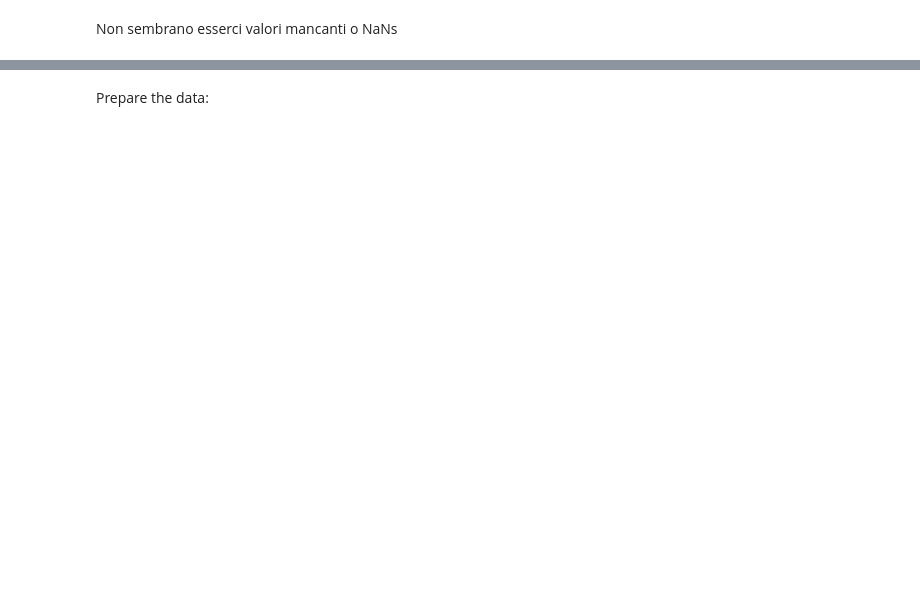
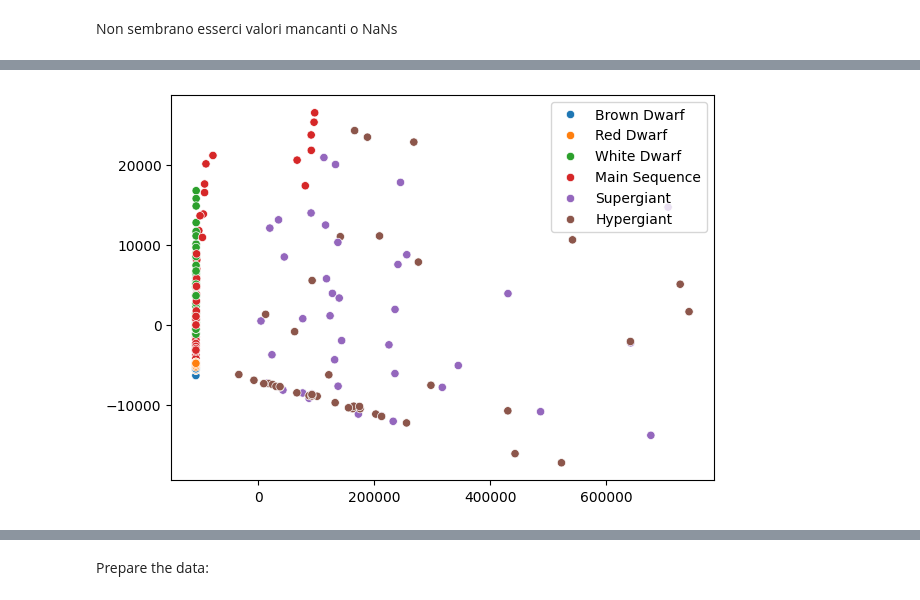
Before and after one commit to GiuliaConti/astrostatistics_bicocca_2024, a Jupyter notebook: working/E14_L15.ipynb, the cells around one changed output, grey strips where cells are left out. Drawn from its saved outputs; the diff is of its cells as text; code cells hidden in the pictures; blank space fills up the shorter version.

```diff
--- a/working/E14_L15.ipynb
+++ b/working/E14_L15.ipynb
@@ -122,3 +124,10 @@ Expained fractional variance of data encapsulated in the eigenvalues: [0.9971608
+# %%
+fig = plt.figure(figsize=(7, 5))
+sns.scatterplot(x=projected_stars[:,0], y=projected_stars[:,1], hue=labels)
+
+plt.show()
+# %% [output]
+[figure, added]
 # %%
 Xreconstruct = mean + np.dot(eigenvalues, eigenvectors)
 print(np.shape(Xreconstruct))
```
Also changed, not shown: parts of 14 cells of this notebook.
